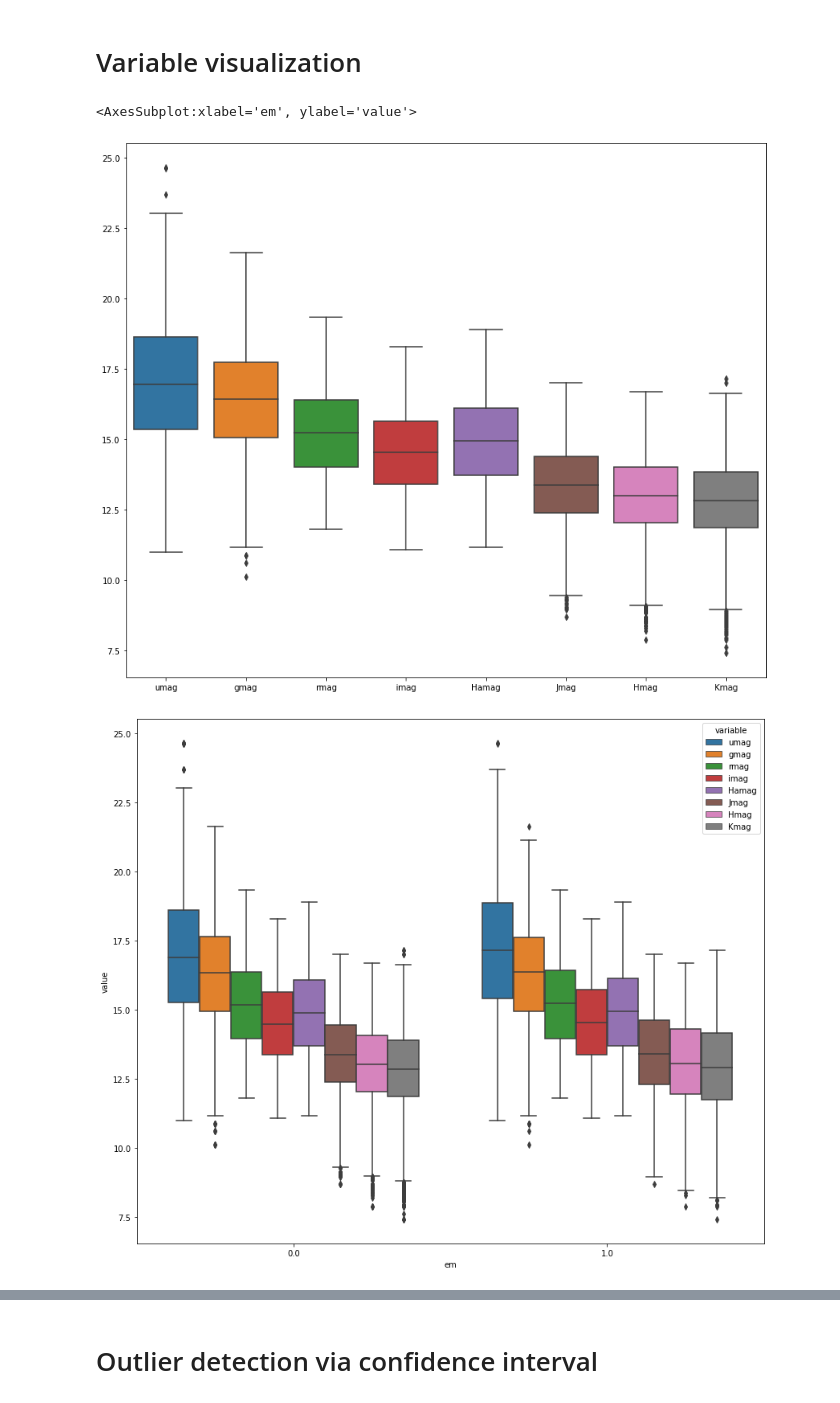
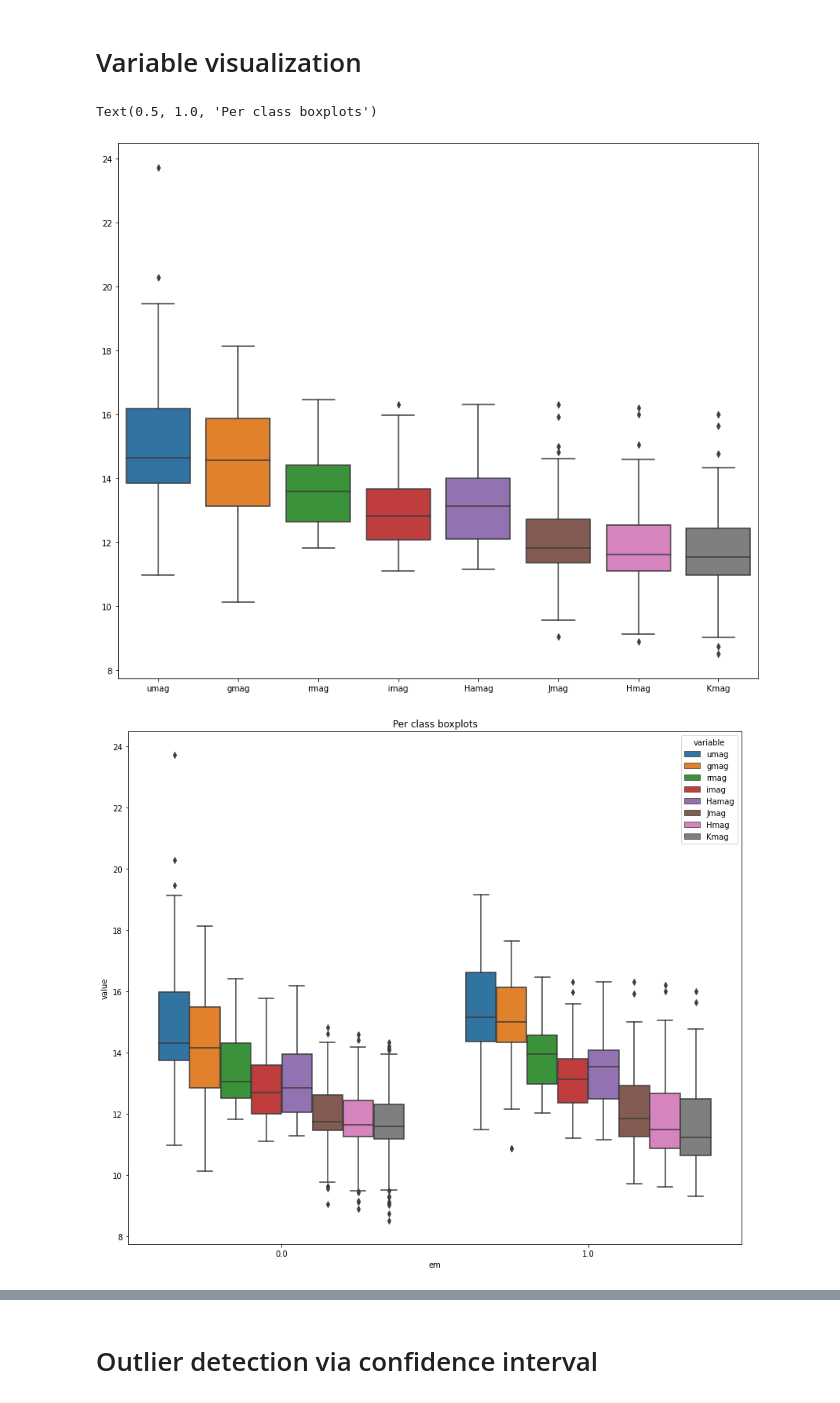
Before and after one commit to facundoq/bestars, a Jupyter notebook: Exploratory analysis.ipynb, the cells around one changed output, grey strips where cells are left out. Drawn from its saved outputs; the diff is of its cells as text; code cells hidden in the pictures.

```diff
--- a/Exploratory analysis.ipynb
+++ b/Exploratory analysis.ipynb
@@ -8,13 +8,15 @@ import numpy as np
 import pandas as pd
 import seaborn as sn
 import matplotlib.pyplot as plt
+import matplotlib
+matplotlib.rcParams['figure.figsize'] = (14, 12)
 
-dataset_name = "all_em"
+dataset_name = "liu"
 dataset_module = datasets.datasets_by_name_all[dataset_name]
 x,y,metadata = dataset_module.load(dropna=True,verbose=True)
 y = datasets.map_y_em(y,dataset_name)
 
 # generate dataframe with both x and y
-xy = x.merge(y,left_index=True,right_index=True)
+xy = pd.concat([x,y],axis=1)
 xy.describe()
 # %% [output]
@@ -40,15 +33,14 @@ Rows (after drop): 1007
 # Variable visualization
 # %%
 
-plt.figure(figsize=default_figsize)
 sn.boxplot(data=x)
 
-
-plt.figure(figsize=default_figsize)
+plt.figure()
 xy_long = pd.melt(xy, id_vars='em')
 sn.boxplot(x='em', y='value', hue='variable', data=xy_long)
+plt.title("Per class boxplots")
 # %% [output]
-<AxesSubplot:xlabel='em', ylabel='value'>
+Text(0.5, 1.0, 'Per class boxplots')
-[figure, old version]
+[figure, new version]
-[figure, old version]
+[figure, new version]
 # %%
```
Also changed, not shown: parts of 9 cells of this notebook, 3 other files.
